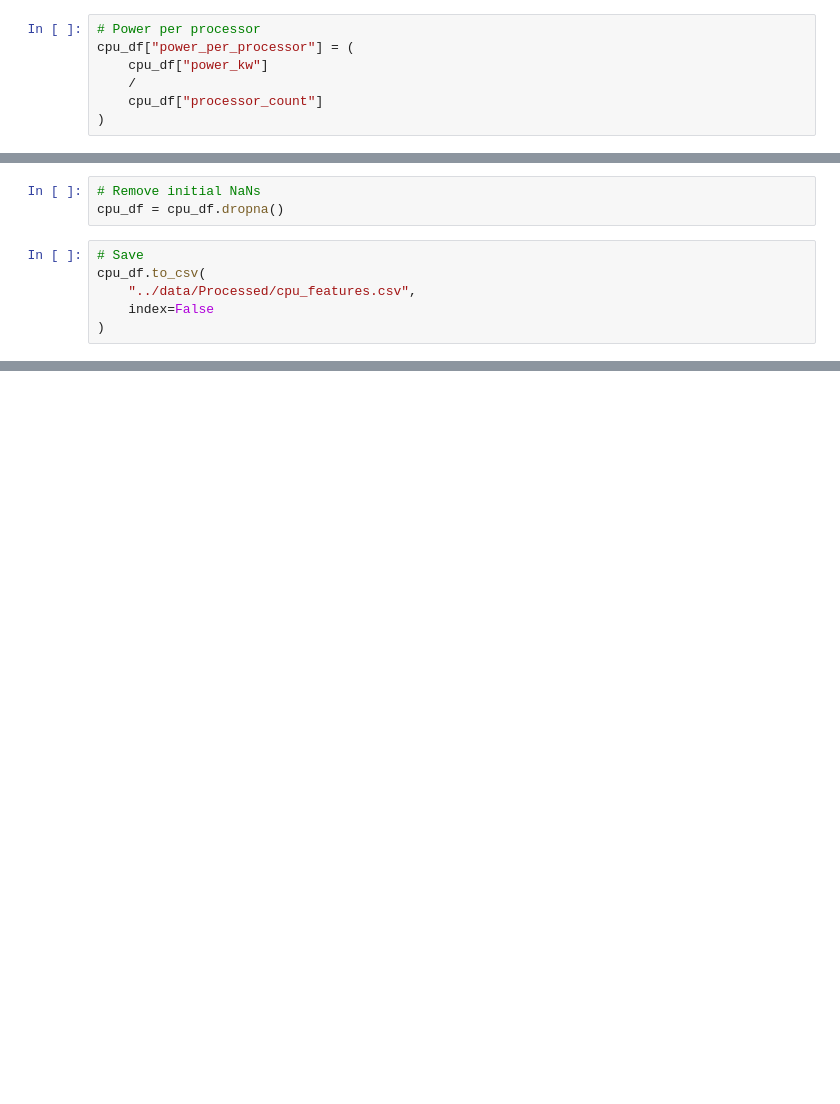
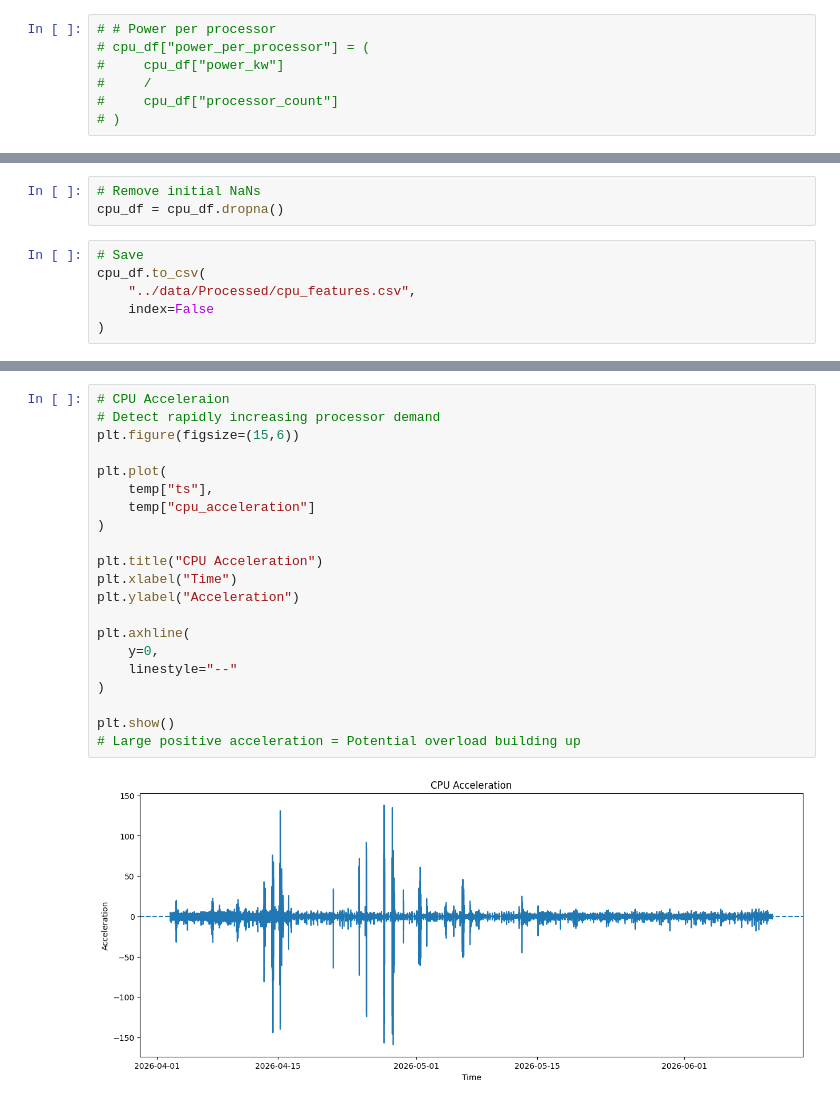
Before and after one commit to AvilashaGoswami1103/AI-Predictive-Maintenance, a Jupyter notebook: notebooks/03_feature_engineering.ipynb, the cells around one changed output, grey strips where cells are left out. Saved outputs shown, nothing was run; the diff lists cells and outputs as text; blank space fills up the shorter version.

```diff
--- a/notebooks/03_feature_engineering.ipynb
+++ b/notebooks/03_feature_engineering.ipynb
@@ -163,8 +189,8 @@ cpu_df["cpu_per_processor"] = (
 # %%
-# Power per processor
-cpu_df["power_per_processor"] = (
-    cpu_df["power_kw"]
-    /
-    cpu_df["processor_count"]
-)
+# # Power per processor
+# cpu_df["power_per_processor"] = (
+#     cpu_df["power_kw"]
+#     /
+#     cpu_df["processor_count"]
+# )
 # %%
@@ -227,0 +315,23 @@ cpu_df.to_csv(
+# %%
+# CPU Acceleraion
+# Detect rapidly increasing processor demand
+plt.figure(figsize=(15,6))
+
+plt.plot(
+    temp["ts"],
+    temp["cpu_acceleration"]
+)
+
+plt.title("CPU Acceleration")
+plt.xlabel("Time")
+plt.ylabel("Acceleration")
+
+plt.axhline(
+    y=0,
+    linestyle="--"
+)
+
+plt.show()
+# Large positive acceleration = Potential overload building up
+# %% [output]
+[figure, added]
```
Also changed, not shown: parts of 18 cells of this notebook, 1 other file.
